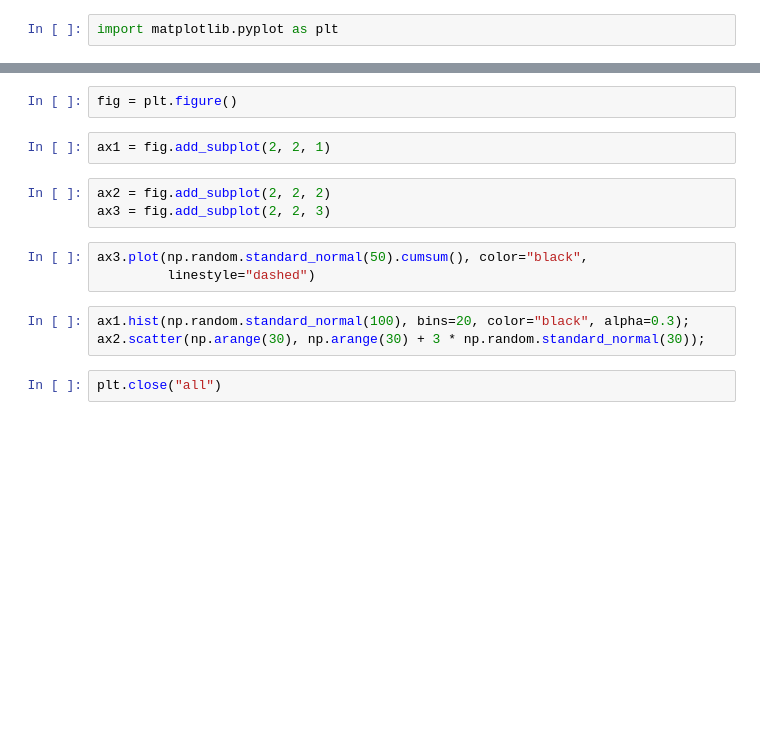
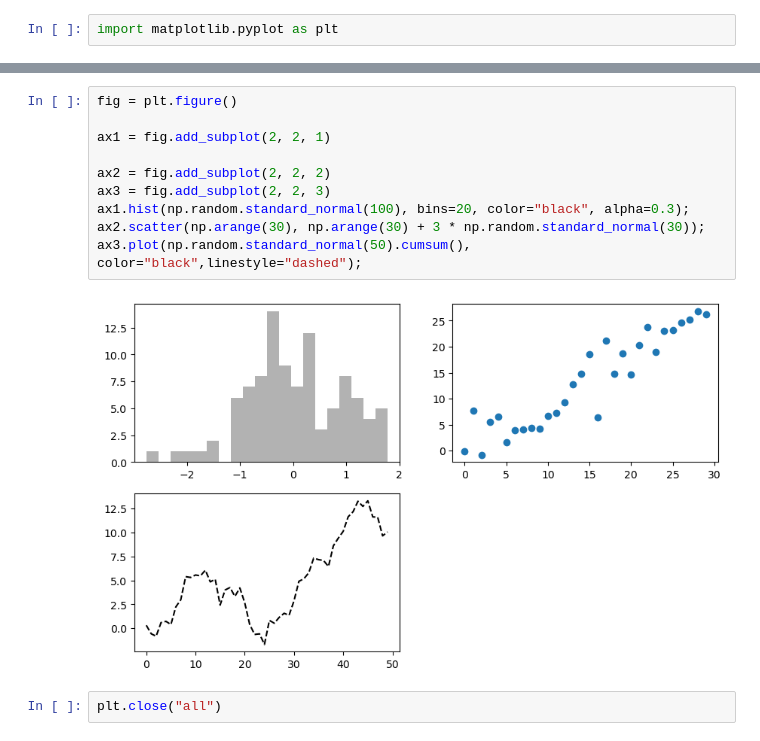
Before and after one commit to Zejianzejian/pydata-book, a Jupyter notebook: ch09.ipynb, the cells around one changed output, grey strips where cells are left out. Saved outputs shown, nothing was run; the diff lists cells and outputs as text; blank space fills up the shorter version.

```diff
--- a/ch09.ipynb
+++ b/ch09.ipynb
@@ -19,16 +22,15 @@ plt.plot(data)
-# %%
-fig = plt.figure()
-# %%
-ax1 = fig.add_subplot(2, 2, 1)
-# %%
-ax2 = fig.add_subplot(2, 2, 2)
-ax3 = fig.add_subplot(2, 2, 3)
-# %%
-ax3.plot(np.random.standard_normal(50).cumsum(), color="black",
-         linestyle="dashed")
 # %%
+fig = plt.figure()
+
+ax1 = fig.add_subplot(2, 2, 1)
+
+ax2 = fig.add_subplot(2, 2, 2)
+ax3 = fig.add_subplot(2, 2, 3)
 ax1.hist(np.random.standard_normal(100), bins=20, color="black", alpha=0.3);
 ax2.scatter(np.arange(30), np.arange(30) + 3 * np.random.standard_normal(30));
+ax3.plot(np.random.standard_normal(50).cumsum(), color="black",linestyle="dashed");
+# %% [output]
+[figure, added]
 # %%
 plt.close("all")
 # %%
```
Also changed, not shown: parts of 2 cells of this notebook.
